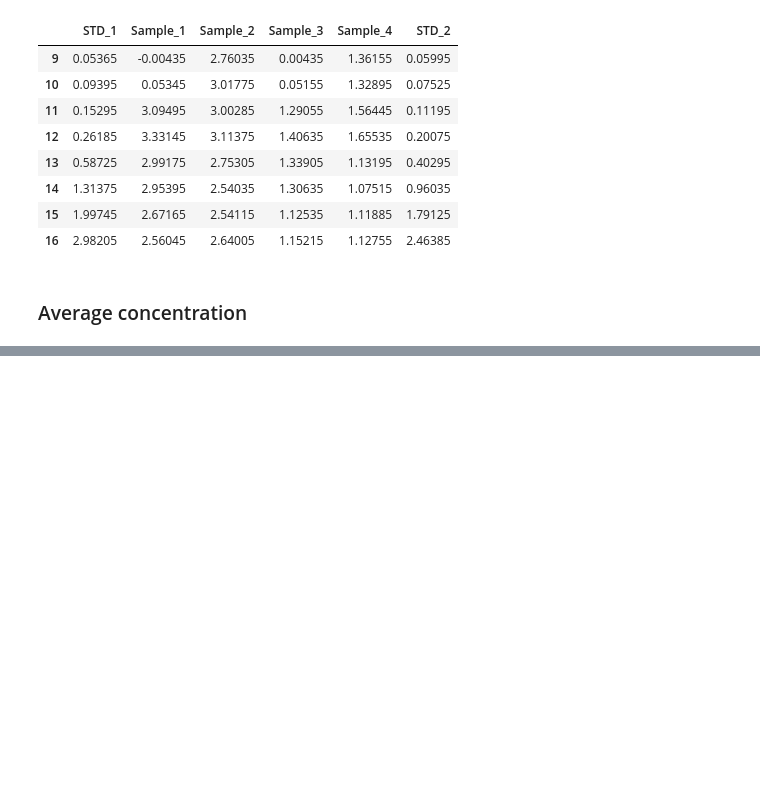
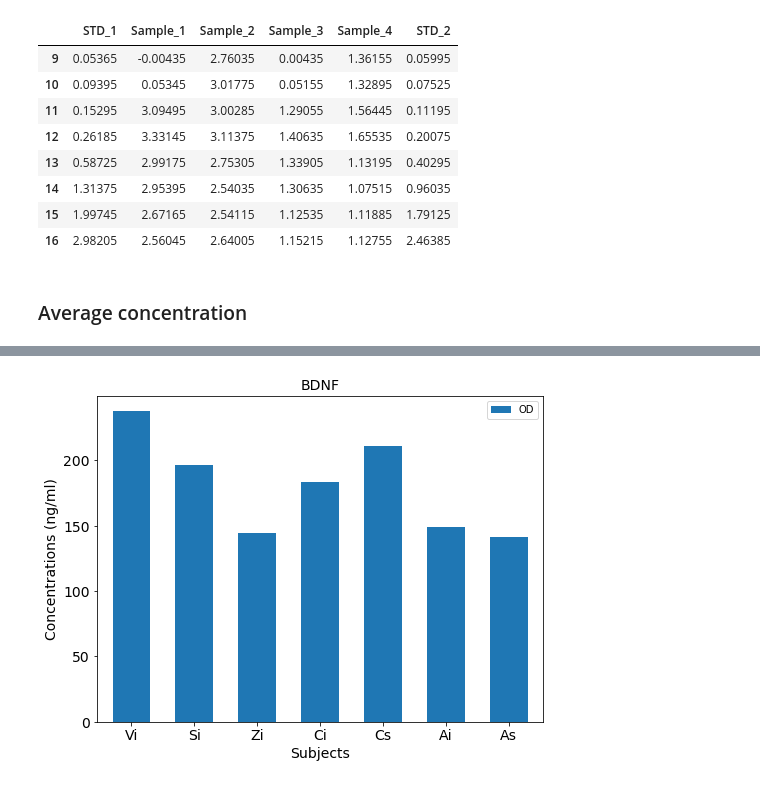
Before and after one commit to jamesleocodes/elisa_bdnf_cortisol, a Jupyter notebook: codes/4PL.ipynb, the cells around one changed output, grey strips where cells are left out. Drawn from its saved outputs; the diff is of its cells as text; code cells hidden in the pictures; blank space fills up the shorter version.

```diff
--- a/codes/4PL.ipynb
+++ b/codes/4PL.ipynb
@@ -385,0 +187,9 @@ plt.show()
+# %%
+A, B , C, D = ET_popt
+comp_values= {'samples':['Vi','Si','Zi','Ci','Cs','Ai','As'],
+    'OD':[logistic_4(samples.iloc[0,5],A, B, C, D),logistic_4(samples.iloc[1,5],A, B, C, D),logistic_4(samples.iloc[2,5],A, B, C, D),
+          logistic_4(samples.iloc[3,5],A, B, C, D),logistic_4(samples.iloc[4,5],A, B, C, D),logistic_4(samples.iloc[5,5],A, B, C, D),
+          logistic_4(samples.iloc[6,5],A, B, C, D)]}
+df_comp = pd.DataFrame(comp_values)
+df_comp['OD']= df_comp['OD']*10
+df_comp
@@ -385,0 +205,10 @@ plt.show()
+# %%
+ax = df_comp.plot.bar(x='samples',y='OD',rot=0,width=0.6,figsize=(8,6))
+plt.title('BDNF',fontsize=14)
+plt.xlabel('Subjects',fontsize=14)
+plt.ylabel('Concentrations (ng/ml)',fontsize=14)
+plt.xticks(fontsize=14)
+plt.yticks(fontsize=14)
+plt.show()
+# %% [output]
+[figure, added]
```
Also changed, not shown: parts of 31 cells of this notebook.
